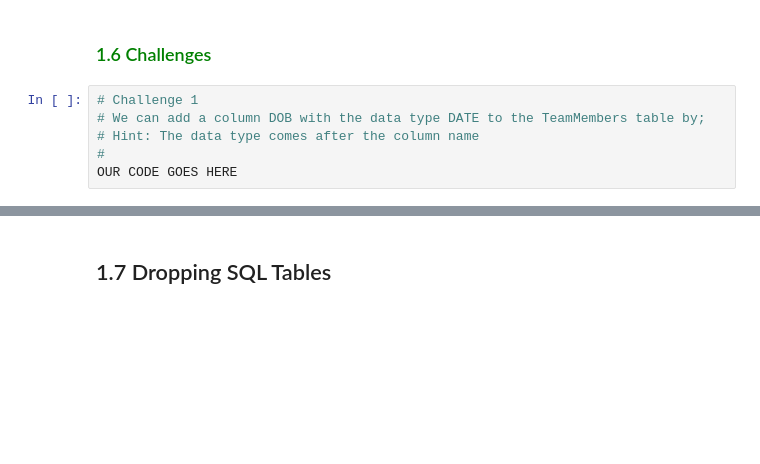
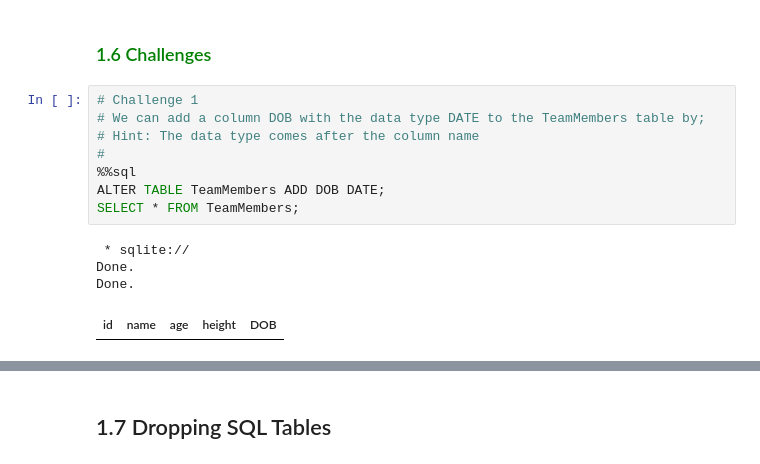
Before and after one commit to Dennis-Kiarie/SQL-Starter-Kit, a Jupyter notebook: SQL_Programming_Getting_Started_with_Databases.ipynb, the cells around one changed output, grey strips where cells are left out. Drawn from its saved outputs; the diff is of its cells as text; blank space fills up the shorter version.

```diff
--- a/SQL_Programming_Getting_Started_with_Databases.ipynb
+++ b/SQL_Programming_Getting_Started_with_Databases.ipynb
@@ -249,9 +407,16 @@ SELECT * FROM Schoolmates;
 # %%
 # Challenge 1
 # We can add a column DOB with the data type DATE to the TeamMembers table by;
 # Hint: The data type comes after the column name
 #
-OUR CODE GOES HERE
+%%sql
+ALTER TABLE TeamMembers ADD DOB DATE;
+SELECT * FROM TeamMembers;
+# %% [output]
+ * sqlite://
+Done.
+Done.
+| id | name | age | height | DOB |
 # %%
 # Example 4: Confirmation
 # Let's check our data type
```
Also changed, not shown: parts of 27 cells of this notebook.
